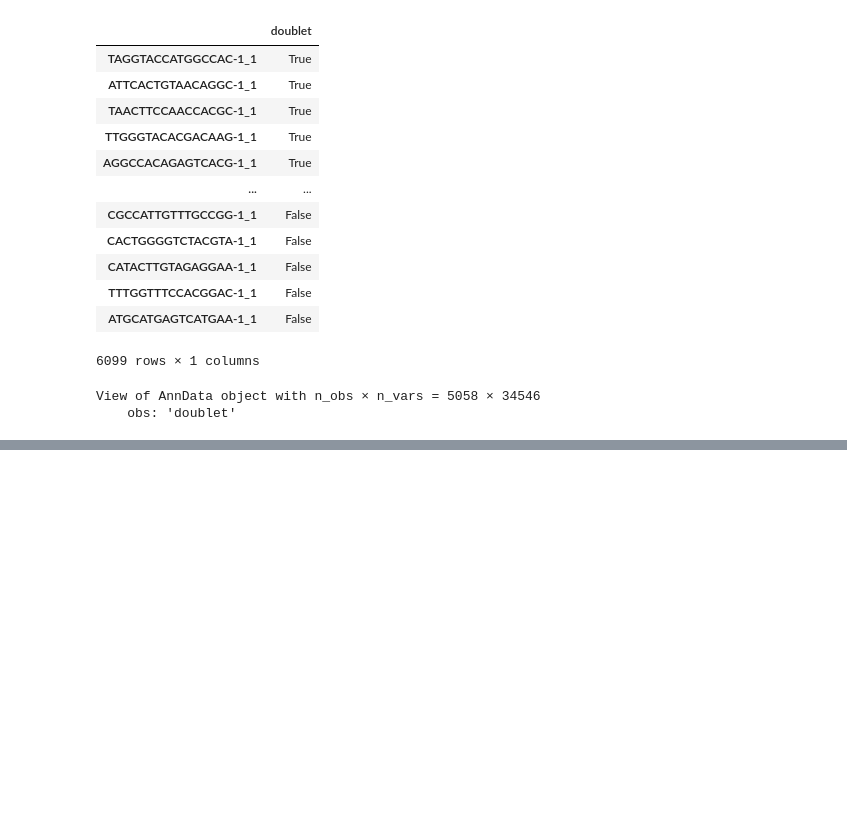
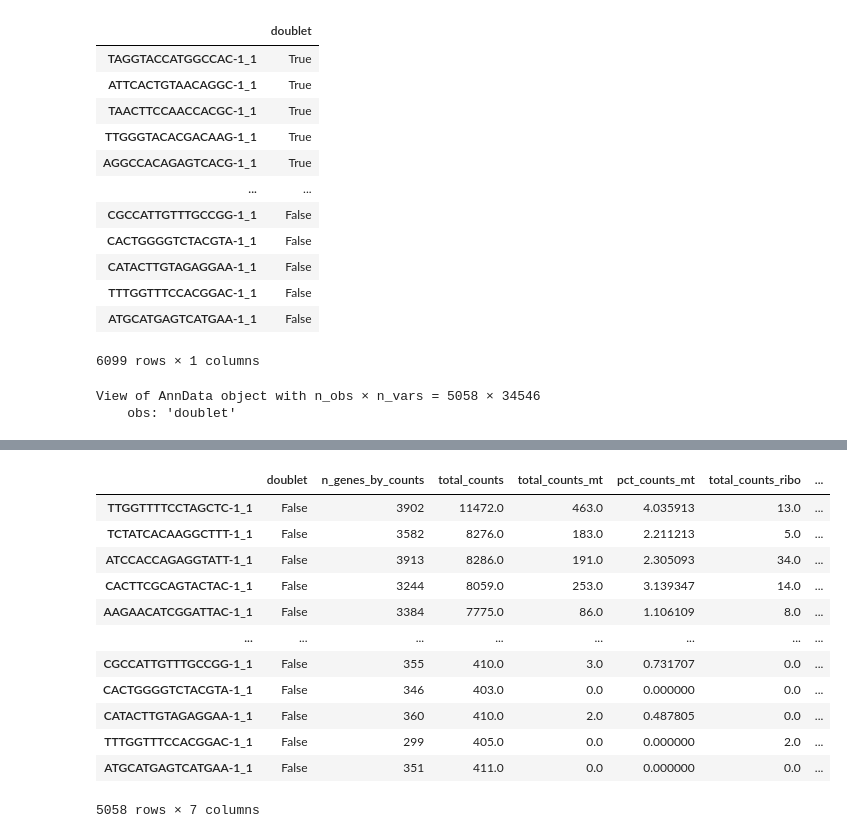
Before and after one commit to ruhisoni/covid-lung-atlas, a Jupyter notebook: notebooks/single-cell-analysis.ipynb, the cells around one changed output, grey strips where cells are left out. Cells and saved outputs as stored; diff of their text form; code cells hidden in the pictures; blank space fills up the shorter version.

```diff
--- a/notebooks/single-cell-analysis.ipynb
+++ b/notebooks/single-cell-analysis.ipynb
@@ -225,0 +226,3 @@ adata.var[adata.var.index.str.startswith("MT-")]
+# %%
+adata.var['mt'] = adata.var.index.str.startswith("MT-")
+adata.var
@@ -225,0 +317,18 @@ adata.var[adata.var.index.str.startswith("MT-")]
+# %%
+adata.obs
+# This tells us how many mitochondrial or ribosomal reads were found in each cell
+# We also learn how many genes in total were found per cell
+# %% [output]
+|  | doublet | n_genes_by_counts | total_counts | total_counts_mt | pct_counts_mt | total_counts_ribo | ... |
+| TTGGTTTTCCTAGCTC-1_1 | False | 3902 | 11472.0 | 463.0 | 4.035913 | 13.0 | ... |
+| TCTATCACAAGGCTTT-1_1 | False | 3582 | 8276.0 | 183.0 | 2.211213 | 5.0 | ... |
+| ATCCACCAGAGGTATT-1_1 | False | 3913 | 8286.0 | 191.0 | 2.305093 | 34.0 | ... |
+| CACTTCGCAGTACTAC-1_1 | False | 3244 | 8059.0 | 253.0 | 3.139347 | 14.0 | ... |
+| AAGAACATCGGATTAC-1_1 | False | 3384 | 7775.0 | 86.0 | 1.106109 | 8.0 | ... |
+| ... | ... | ... | ... | ... | ... | ... | ... |
+| CGCCATTGTTTGCCGG-1_1 | False | 355 | 410.0 | 3.0 | 0.731707 | 0.0 | ... |
+| CACTGGGGTCTACGTA-1_1 | False | 346 | 403.0 | 0.0 | 0.000000 | 0.0 | ... |
+| CATACTTGTAGAGGAA-1_1 | False | 360 | 410.0 | 2.0 | 0.487805 | 0.0 | ... |
+| TTTGGTTTCCACGGAC-1_1 | False | 299 | 405.0 | 0.0 | 0.000000 | 2.0 | ... |
+| ATGCATGAGTCATGAA-1_1 | False | 351 | 411.0 | 0.0 | 0.000000 | 0.0 | ... |
+5058 rows × 7 columns
```
Also changed, not shown: parts of 28 cells of this notebook.
